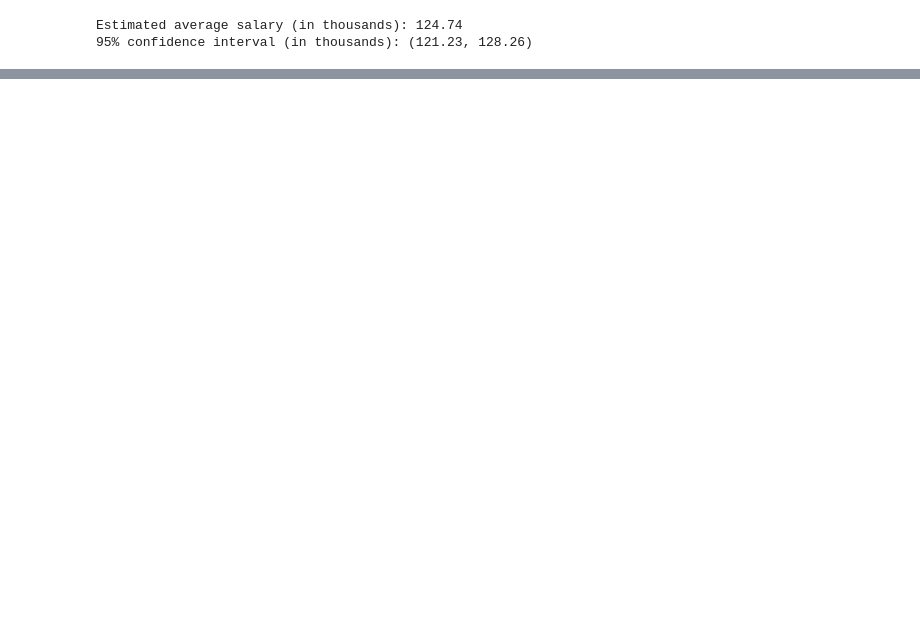
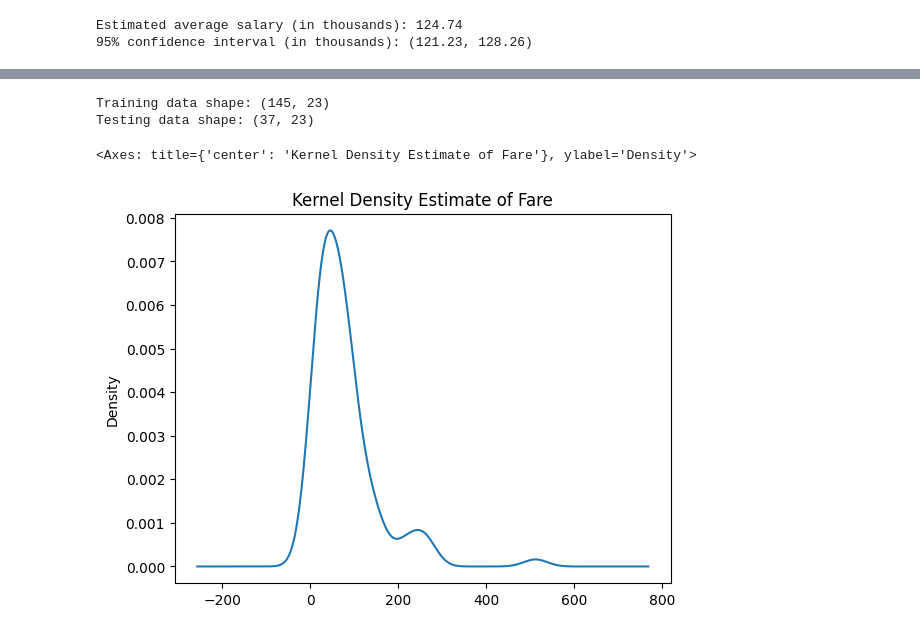
Before and after one commit to NeonLabs146/General_stuffs, a Jupyter notebook: Central_limit_theorem(CLT).ipynb, the cells around one changed output, grey strips where cells are left out. Drawn from its saved outputs; the diff is of its cells as text; code cells hidden in the pictures; blank space fills up the shorter version.

```diff
--- a/Central_limit_theorem(CLT).ipynb
+++ b/Central_limit_theorem(CLT).ipynb
@@ -243,0 +292,28 @@ Estimated average salary (in thousands): 124.74
+# %%
+# Drop rows with missing values to simplify the example
+titanic = titanic.dropna()
+# %%
+# Define features and target variable
+X = titanic.drop(columns=['survived'])  # Features
+y = titanic['survived']                # Target
+# %%
+# One-hot encoding for categorical features
+X = pd.get_dummies(X, drop_first=True)
+# %%
+# Split the dataset into training and testing sets
+X_train, X_test, y_train, y_test = train_test_split(X, y, test_size=0.2, random_state=42)
+
+print("Training data shape:", X_train.shape)
+print("Testing data shape:", X_test.shape)
+# %% [output]
+Training data shape: (145, 23)
+Testing data shape: (37, 23)
+# %%
+# Combine X_train and X_test
+combined_df = pd.concat([X_train, X_test])
+
+sampled_df = combined_df.sample(n=min(1309, len(combined_df)), random_state=42)
+sampled_df['fare'].plot(kind='kde', title="Kernel Density Estimate of Fare")
+# %% [output]
+<Axes: title={'center': 'Kernel Density Estimate of Fare'}, ylabel='Density'>
+[figure, added]
```
Also changed, not shown: parts of 12 cells of this notebook.
